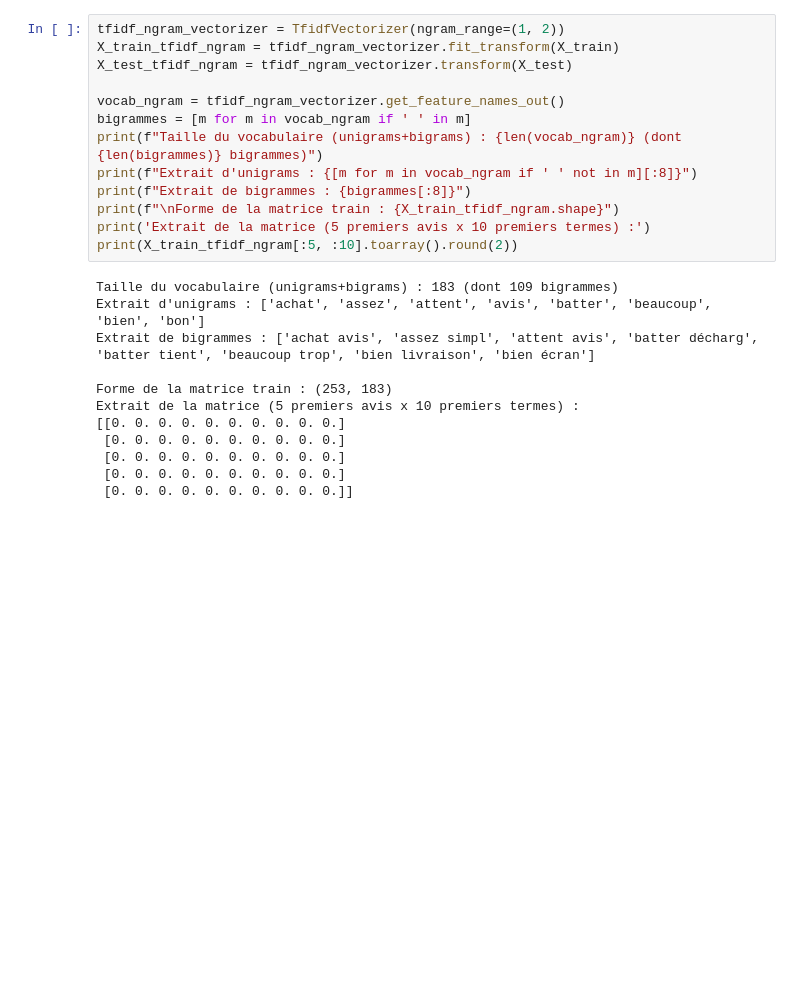
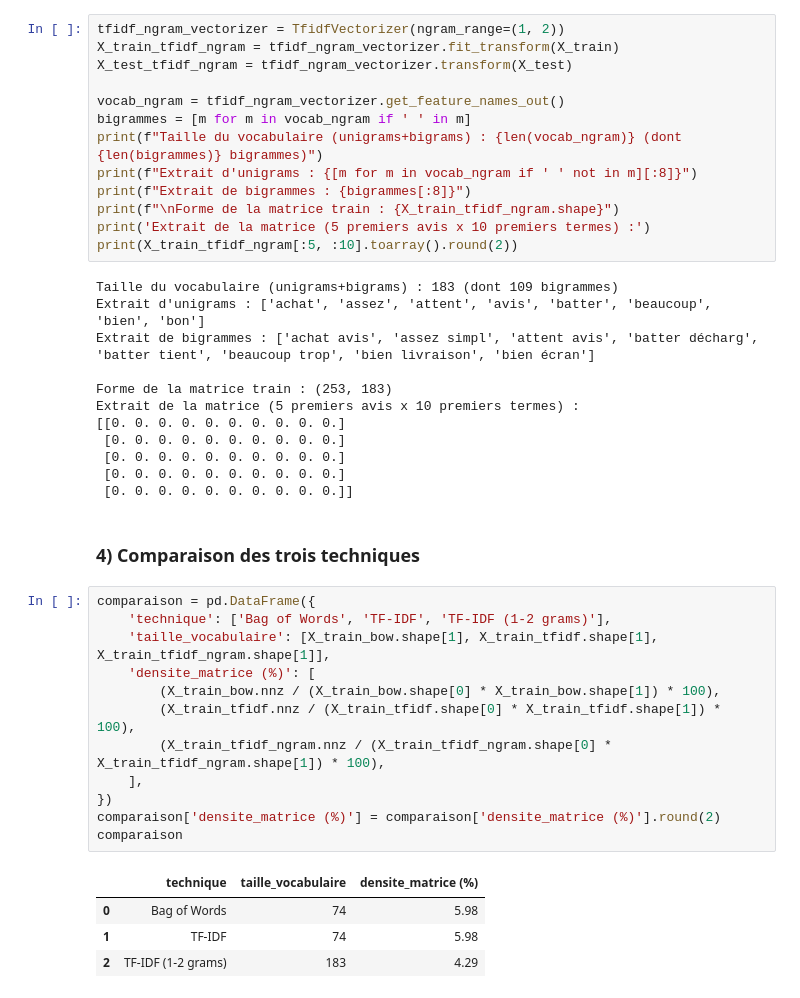
Before and after one commit to khadija470/atelier_prepa_donnees_textuelles, a Jupyter notebook: notebooks/atelier_prepa_donnees_textuelles.ipynb, the cells around one changed output. Cells and saved outputs as stored; diff of their text form; blank space fills up the shorter version.

Commit message:
Partie 6 - 4) Comparaison BoW / TF-IDF / TF-IDF n-grammes + choix de la technique retenue

```diff
--- a/notebooks/atelier_prepa_donnees_textuelles.ipynb
+++ b/notebooks/atelier_prepa_donnees_textuelles.ipynb
@@ -722,3 +722,22 @@ Extrait de la matrice (5 premiers avis x 10 premiers termes) :
  [0. 0. 0. 0. 0. 0. 0. 0. 0. 0.]
  [0. 0. 0. 0. 0. 0. 0. 0. 0. 0.]
  [0. 0. 0. 0. 0. 0. 0. 0. 0. 0.]]
+# %% [markdown]
+### 4) Comparaison des trois techniques
+# %%
+comparaison = pd.DataFrame({
+    'technique': ['Bag of Words', 'TF-IDF', 'TF-IDF (1-2 grams)'],
+    'taille_vocabulaire': [X_train_bow.shape[1], X_train_tfidf.shape[1], X_train_tfidf_ngram.shape[1]],
+    'densite_matrice (%)': [
+        (X_train_bow.nnz / (X_train_bow.shape[0] * X_train_bow.shape[1]) * 100),
+        (X_train_tfidf.nnz / (X_train_tfidf.shape[0] * X_train_tfidf.shape[1]) * 100),
+        (X_train_tfidf_ngram.nnz / (X_train_tfidf_ngram.shape[0] * X_train_tfidf_ngram.shape[1]) * 100),
+    ],
+})
+comparaison['densite_matrice (%)'] = comparaison['densite_matrice (%)'].round(2)
+comparaison
+# %% [output]
+|  | technique | taille_vocabulaire | densite_matrice (%) |
+| 0 | Bag of Words | 74 | 5.98 |
+| 1 | TF-IDF | 74 | 5.98 |
+| 2 | TF-IDF (1-2 grams) | 183 | 4.29 |
```
Also changed, not shown: parts of 1 cell of this notebook.
